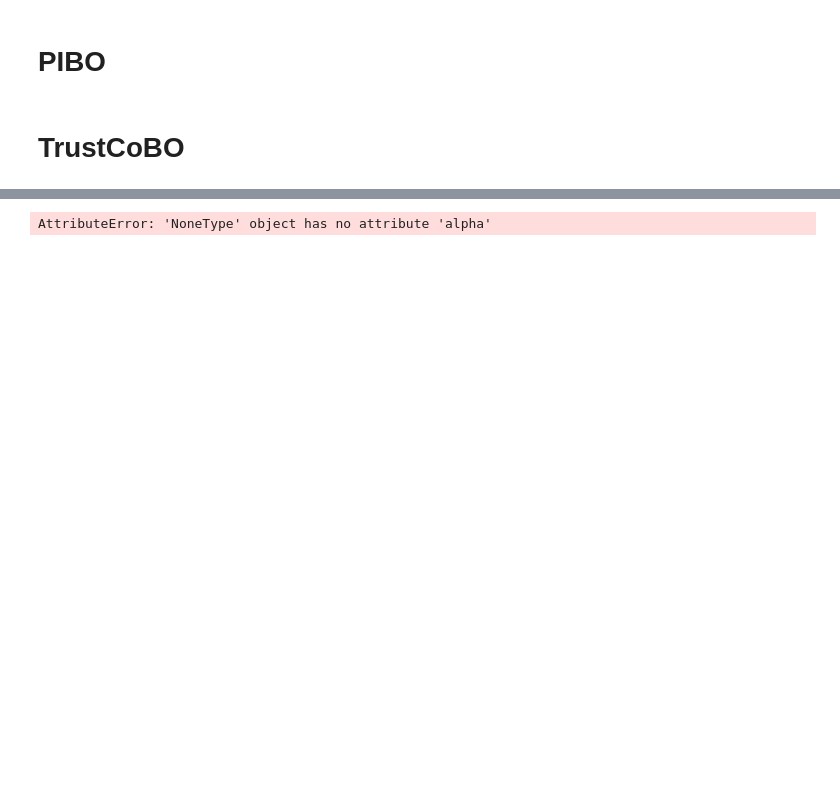
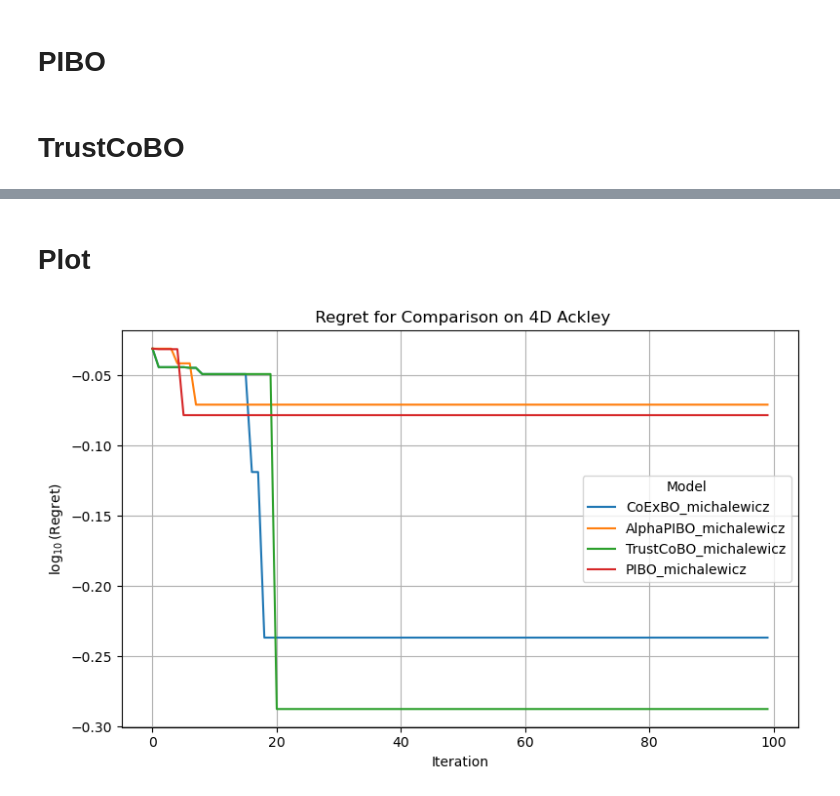
Before and after one commit to mauri9rivera/ExplainableBO, a Jupyter notebook: Synthetic_Experiments.ipynb, the cells around one changed output, grey strips where cells are left out. Drawn from its saved outputs; the diff is of its cells as text; code cells hidden in the pictures; blank space fills up the shorter version.

```diff
--- a/Synthetic_Experiments.ipynb
+++ b/Synthetic_Experiments.ipynb
@@ -384,15 +431,0 @@ state = StateManager(n_dims=n_dims, gamma_init=alpha, probabilistic_pi="trustCo"
-# %%
-results = []
-for t in range(n_iterations):
-    beta, gamma = state(t)
-    result, dataset_obj, dataset_duel = coexbo(
-        dataset_obj, dataset_duel, beta, gamma,
-    )
-    print(f"{len(dataset_obj[0])}) Best value: {dataset_obj[1].max().item():.5e}")
-    results.append(result)
-    regret = compute_regret(dataset_obj, true_max)
-    log_regrets[t] = np.log10(regret + 1e-8)  # add epsilon to avoid log(0)
-
-np.savez(experiment_name, log_regrets=log_regrets)
-# %% [output]
-AttributeError: 'NoneType' object has no attribute 'alpha'
@@ -398,0 +471,44 @@ AttributeError: 'NoneType' object has no attribute 'alpha'
+# %% [markdown]
+# Plot
+# %%
+def plot_regrets(experiment_filenames, experiment_name):
+    """
+    Load and plot log-regret curves from multiple experiments.
+
+    Args:
+        experiment_filenames (List[str]): paths to .npz files, each containing a "log_regrets" array.
+        experiment_name (str): title to use on the plot.
+    """
+    plt.figure(figsize=(8, 5))
+
+    # cycle through each file
+    for fp in experiment_filenames:
+        data = np.load(fp)
+        log_regrets = data["log_regrets"]
+
+        # derive a label from the filename, e.g. "CoExBO_ackley"
+        label = os.path.splitext(os.path.basename(fp))[0]
+
+        sns.lineplot(
+            x=np.arange(len(log_regrets)),
+            y=log_regrets,
+            label=label,
+        )
+
+    plt.xlabel("Iteration")
+    plt.ylabel(r"$\log_{10}$(Regret)")
+    plt.title(f" Regret for {experiment_name}")
+    plt.legend(title="Model")
+    plt.grid(True)
+    plt.tight_layout()
+    plt.show()
+# %%
+files = [
+    "./results/michalewicz/CoExBO_michalewicz.npz",
+    "./results/michalewicz/AlphaPIBO_michalewicz.npz",
+    "./results/michalewicz/TrustCoBO_michalewicz.npz",
+    "./results/michalewicz/PIBO_michalewicz.npz",
+]
+plot_regrets(files, "Comparison on 4D Ackley")
+# %% [output]
+[figure, added]
```
Also changed, not shown: parts of 28 cells of this notebook, 3 other files.
